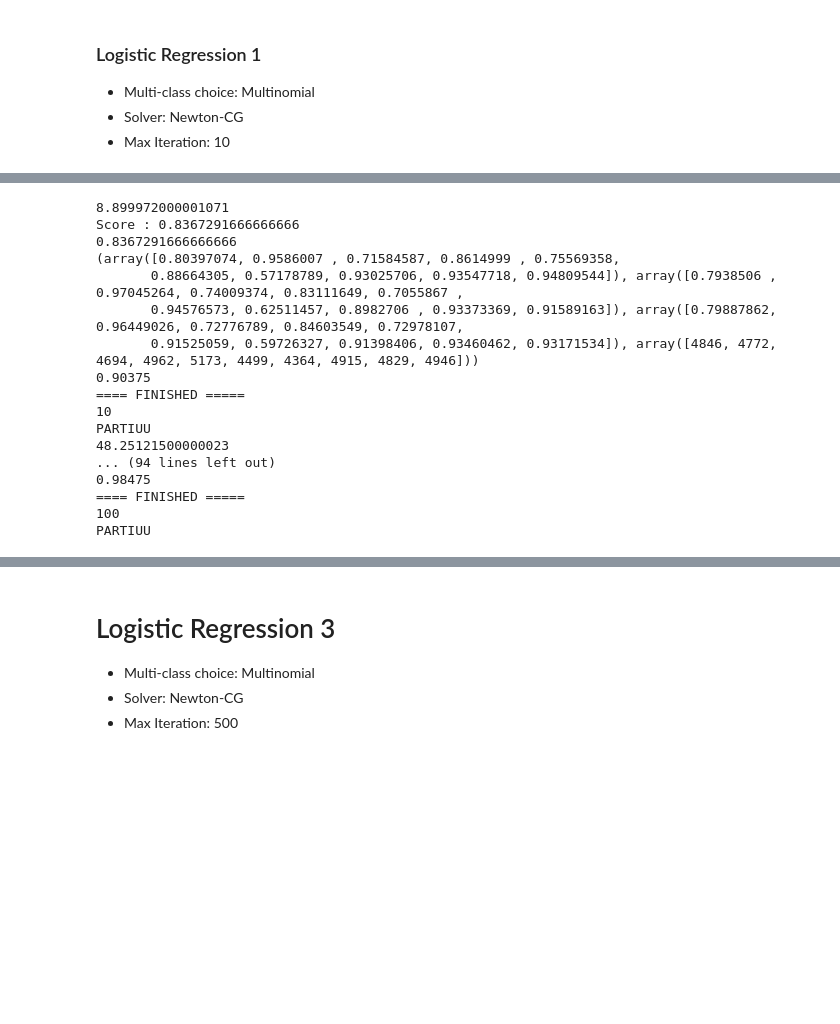
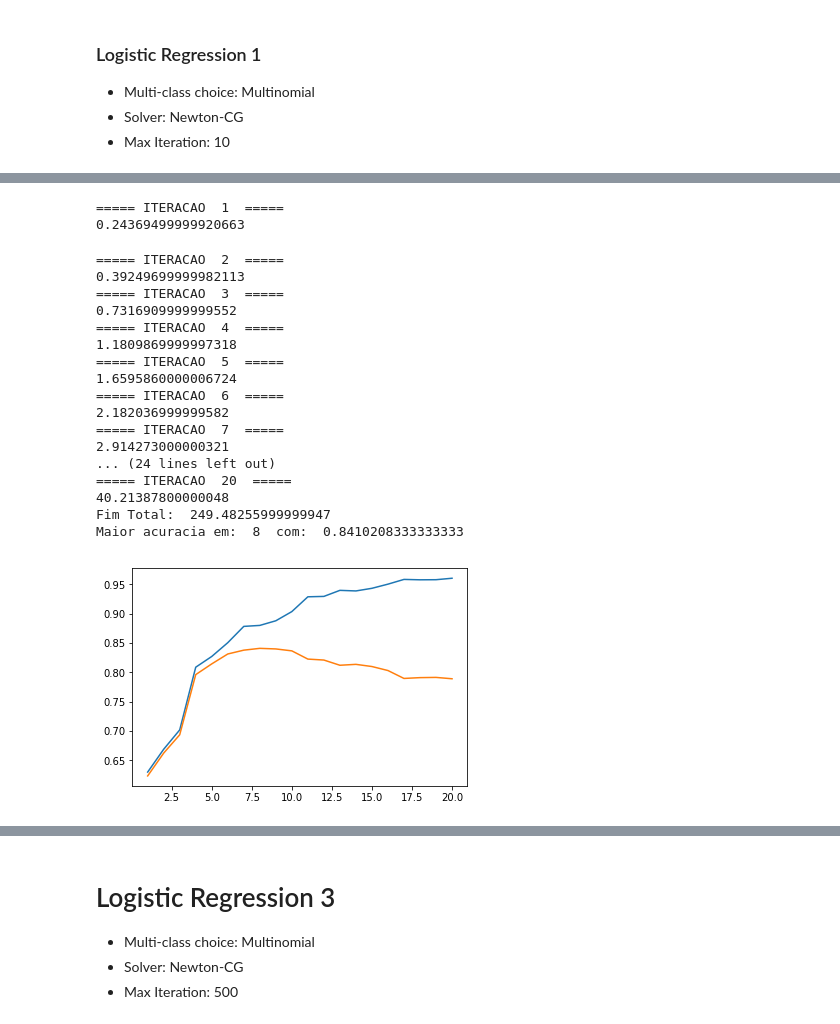
Before and after one commit to ignacioespinoso/Machine-Learning, a Jupyter notebook: proj2/logistic-regression.ipynb, the cells around one changed output, grey strips where cells are left out. Saved outputs shown, nothing was run; the diff lists cells and outputs as text; code cells hidden in the pictures; blank space fills up the shorter version.

```diff
--- a/proj2/logistic-regression.ipynb
+++ b/proj2/logistic-regression.ipynb
@@ -324,48 +163,57 @@ PARTIUU
 # %%
-
-xToPlotMultinomial_NCG5 = np.array([])
-yToPlotMultinomial_NCG5 = np.array([])
+xToPlotMultinomial_NCG1 = np.array([])
+yToPlotMultinomial_NCG1 = np.array([])
+y2ToPlotMultinomial_NCG1 = np.array([])
 
 penalt = 'l2'
 solverMode = 'newton-cg'
-maxIter = 10
 multiClass = 'multinomial'
 
+maxAccuracy = 0
+iterMaxAccuracy = 0
 
-for i in range (10, 101, 10):
+startTotal = time.clock()
+
+for i in range (1, 21):
     maxIter = i
-    logisticModel21 = LogisticRegression(max_iter = maxIter, multi_class = multiClass, solver = solverMode)
+    logisticModel1 = LogisticRegression(max_iter = maxIter, multi_class = multiClass, solver = solverMode)
+    print ("===== ITERACAO ", i, " =====")
     start = time.clock()
-    logisticModel21.fit(fashionTrainParams, fashionTrainTarget)
+    logisticModel1.fit(fashionTrainParams, fashionTrainTarget)
     print (time.clock() - start)
 
-    print("Score : "+ str(logisticModel21.score(fashionValidationSetParams, fashionValidationSetTarget)))
-    print(metrics.accuracy_score(logisticModel21.predict(fashionValidationSetParams), fashionValidationSetTarget))
-    print(metrics.precision_recall_fscore_support(logisticModel21.predict(fashionValidationSetParams), fashionValidationSetTarget))
+    accuracyTrain = accuracy(trainTarget, logisticModel1, fashionTrainParams)
+    accuracyValidation = accuracy(validationTarget, logisticModel1, fashionValidationSetParams)
 
-    costFunction2 = accuracy(trainTarget, logisticModel21, fashionTrainParams)
-    print (costFunction2)
+    xToPlotMultinomial_NCG1 = np.append(xToPlotMultinomial_NCG1,maxIter)
+    yToPlotMultinomial_NCG1 = np.append(yToPlotMultinomial_NCG1,accuracyTrain)
+    y2ToPlotMultinomial_NCG1 = np.append(y2ToPlotMultinomial_NCG1,accuracyValidation)
+    if (accuracyValidation > maxAccuracy):
+        maxAccuracy = accuracyValidation
+        iterMaxAccuracy = i
 
-    xToPlotMultinomial_NCG5 = np.append(xToPlotMultinomial_NCG5,maxIter)
-    yToPlotMultinomial_NCG5 = np.append(yToPlotMultinomial_NCG5,costFunction2)
-    print ("==== FINISHED =====")
-    print (i)
-    print ("PARTIUU")
+print ("Fim Total: ", time.clock() - startTotal)
+
+plt.plot(xToPlotMultinomial_NCG1, yToPlotMultinomial_NCG1, xToPlotMultinomial_NCG1,y2ToPlotMultinomial_NCG1)
+print ("Maior acuracia em: ", iterMaxAccuracy," com: ", maxAccuracy)
 # %% [output]
-8.899972000001071
-Score : 0.8367291666666666
-0.8367291666666666
-(array([0.80397074, 0.9586007 , 0.71584587, 0.8614999 , 0.75569358,
-       0.88664305, 0.57178789, 0.93025706, 0.93547718, 0.94809544]), array([0.7938506 , 0.97045264, 0.74009374, 0.83111649, 0.7055867 ,
-       0.94576573, 0.62511457, 0.8982706 , 0.93373369, 0.91589163]), array([0.79887862, 0.96449026, 0.72776789, 0.84603549, 0.72978107,
-       0.91525059, 0.59726327, 0.91398406, 0.93460462, 0.93171534]), array([4846, 4772, 4694, 4962, 5173, 4499, 4364, 4915, 4829, 4946]))
-0.90375
-==== FINISHED =====
-10
-PARTIUU
-48.25121500000023
-... (94 lines left out)
-0.98475
-==== FINISHED =====
-100
-PARTIUU
+===== ITERACAO  1  =====
+0.24369499999920663
+===== ITERACAO  2  =====
+0.39249699999982113
+===== ITERACAO  3  =====
+0.7316909999999552
+===== ITERACAO  4  =====
+1.1809869999997318
+===== ITERACAO  5  =====
+1.6595860000006724
+===== ITERACAO  6  =====
+2.182036999999582
+===== ITERACAO  7  =====
+2.914273000000321
+... (24 lines left out)
+===== ITERACAO  20  =====
+40.21387800000048
+Fim Total:  249.48255999999947
+Maior acuracia em:  8  com:  0.8410208333333333
+[figure, added]
```
Also changed, not shown: parts of 53 cells of this notebook.
